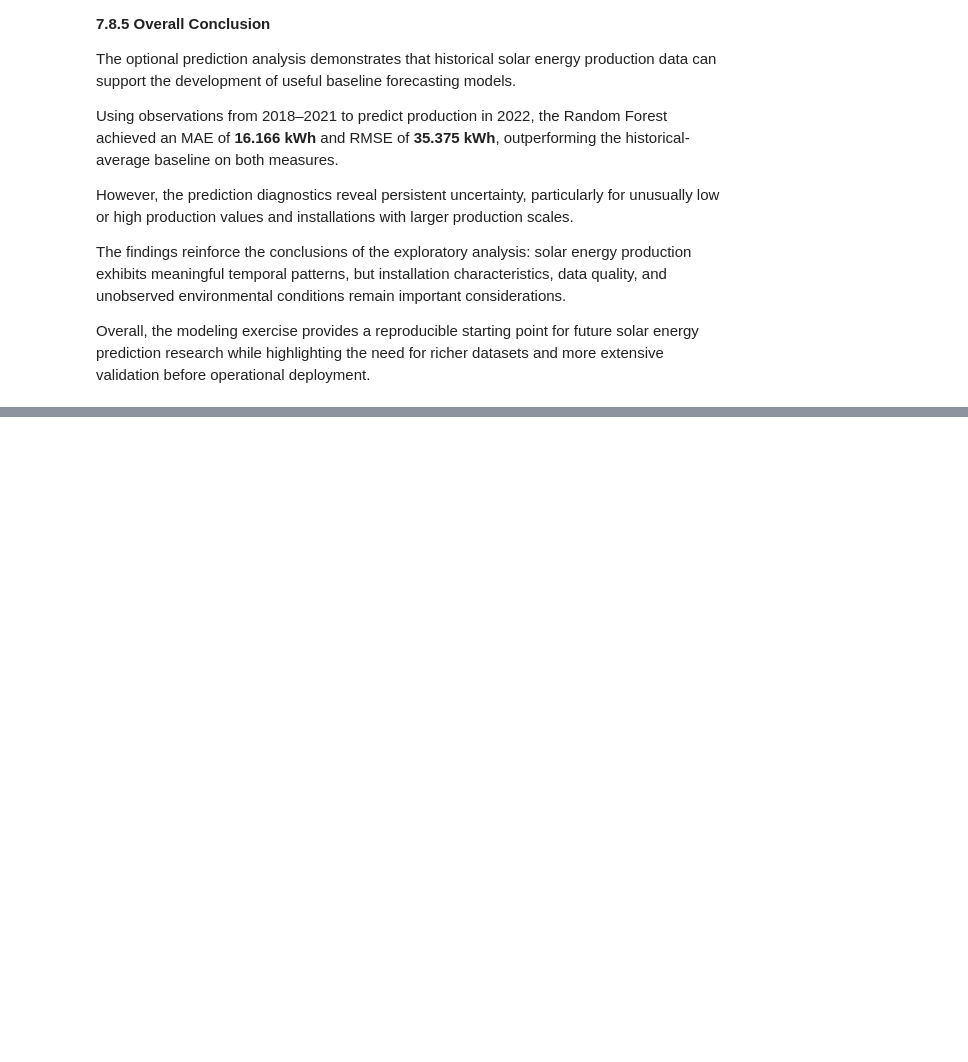
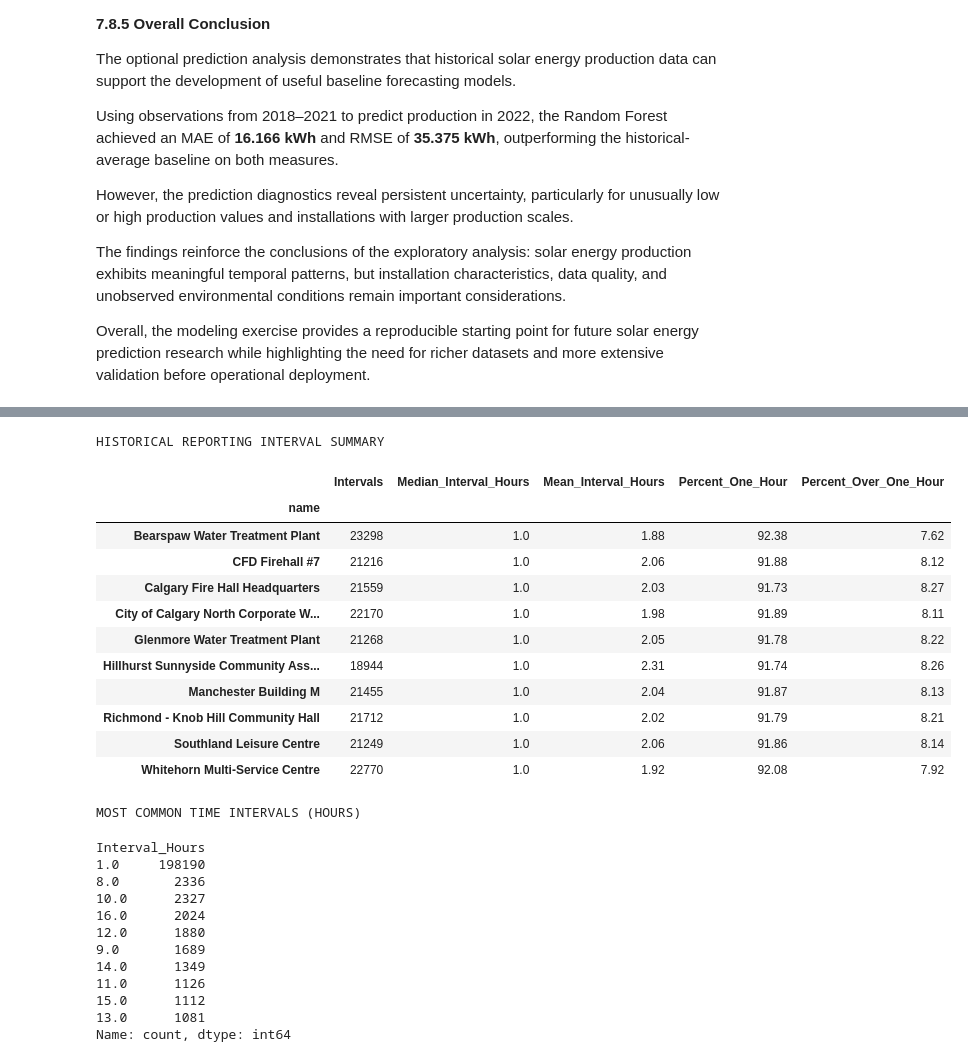
Before and after one commit to damisar/Solar-Energy-Production-Analysis, a Jupyter notebook: notebooks/solar_production_eda.ipynb, the cells around one changed output, grey strips where cells are left out. Cells and saved outputs as stored; diff of their text form; code cells hidden in the pictures; blank space fills up the shorter version.

```diff
--- a/notebooks/solar_production_eda.ipynb
+++ b/notebooks/solar_production_eda.ipynb
@@ -4658,0 +4981,75 @@ Overall, the modeling exercise provides a reproducible starting point for future
+# %%
+
+# Section 8.6 — Assess historical reporting intervals
+
+# Sort historical records by installation and timestamp
+interval_df = model_df[["name", "date"]].copy()
+interval_df = interval_df.sort_values(["name", "date"])
+
+# Calculate time differences between consecutive observations
+interval_df["Interval_Hours"] = (
+    interval_df.groupby("name")["date"]
+    .diff()
+    .dt.total_seconds()
+    .div(3600)
+)
+
+# Exclude the first observation of each installation
+valid_intervals = interval_df.dropna(subset=["Interval_Hours"]).copy()
+
+# Calculate installation-level reporting interval statistics
+interval_summary = (
+    valid_intervals.groupby("name")
+    .agg(
+        Intervals=("Interval_Hours", "count"),
+        Median_Interval_Hours=("Interval_Hours", "median"),
+        Mean_Interval_Hours=("Interval_Hours", "mean"),
+        Percent_One_Hour=(
+            "Interval_Hours",
+            lambda x: 100 * x.between(0.99, 1.01).mean()
+        ),
+        Percent_Over_One_Hour=(
+            "Interval_Hours",
+            lambda x: 100 * (x > 1.01).mean()
+        )
+    )
+    .round(2)
+)
+
+print("HISTORICAL REPORTING INTERVAL SUMMARY")
+display(interval_summary)
+
+print("\nMOST COMMON TIME INTERVALS (HOURS)")
+display(
+    valid_intervals["Interval_Hours"]
+    .round(2)
+    .value_counts()
+    .head(10)
+)
+# %% [output]
+HISTORICAL REPORTING INTERVAL SUMMARY
+|  | Intervals | Median_Interval_Hours | Mean_Interval_Hours | Percent_One_Hour | Percent_Over_One_Hour |
+| name |  |  |  |  |  |
+| Bearspaw Water Treatment Plant | 23298 | 1.0 | 1.88 | 92.38 | 7.62 |
+| CFD Firehall #7 | 21216 | 1.0 | 2.06 | 91.88 | 8.12 |
+| Calgary Fire Hall Headquarters | 21559 | 1.0 | 2.03 | 91.73 | 8.27 |
+| City of Calgary North Corporate W... | 22170 | 1.0 | 1.98 | 91.89 | 8.11 |
+| Glenmore Water Treatment Plant | 21268 | 1.0 | 2.05 | 91.78 | 8.22 |
+| Hillhurst Sunnyside Community Ass... | 18944 | 1.0 | 2.31 | 91.74 | 8.26 |
+| Manchester Building M | 21455 | 1.0 | 2.04 | 91.87 | 8.13 |
+| Richmond - Knob Hill Community Hall | 21712 | 1.0 | 2.02 | 91.79 | 8.21 |
+| Southland Leisure Centre | 21249 | 1.0 | 2.06 | 91.86 | 8.14 |
+| Whitehorn Multi-Service Centre | 22770 | 1.0 | 1.92 | 92.08 | 7.92 |
+MOST COMMON TIME INTERVALS (HOURS)
+Interval_Hours
+1.0     198190
+8.0       2336
+10.0      2327
+16.0      2024
+12.0      1880
+9.0       1689
+14.0      1349
+11.0      1126
+15.0      1112
+13.0      1081
+Name: count, dtype: int64
```
Also changed, not shown: parts of 16 cells of this notebook.
